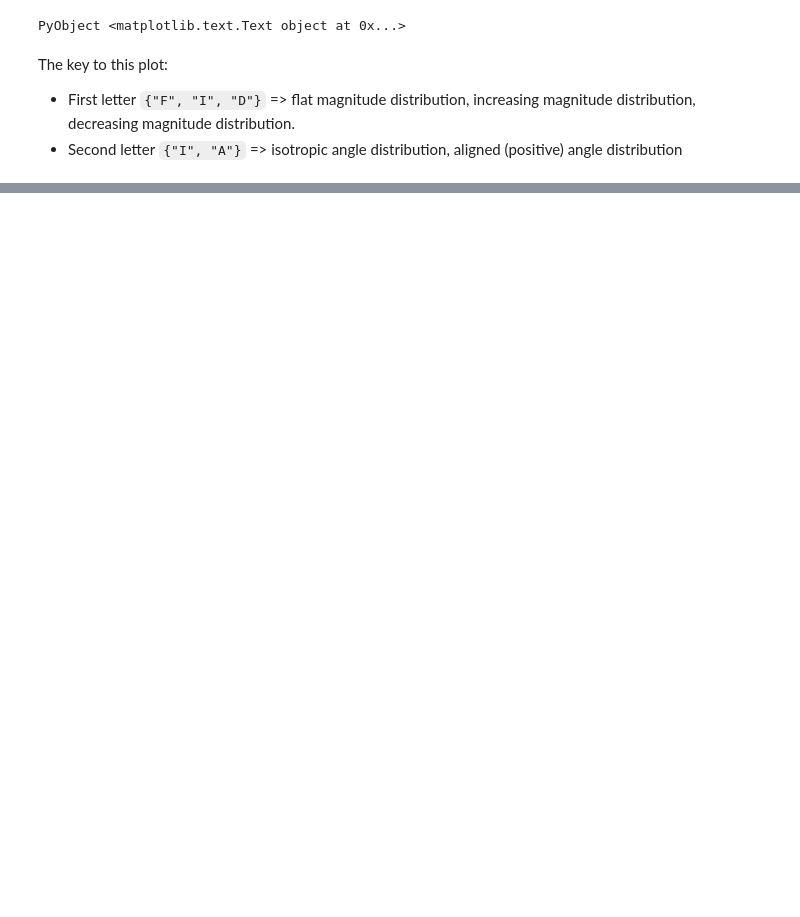
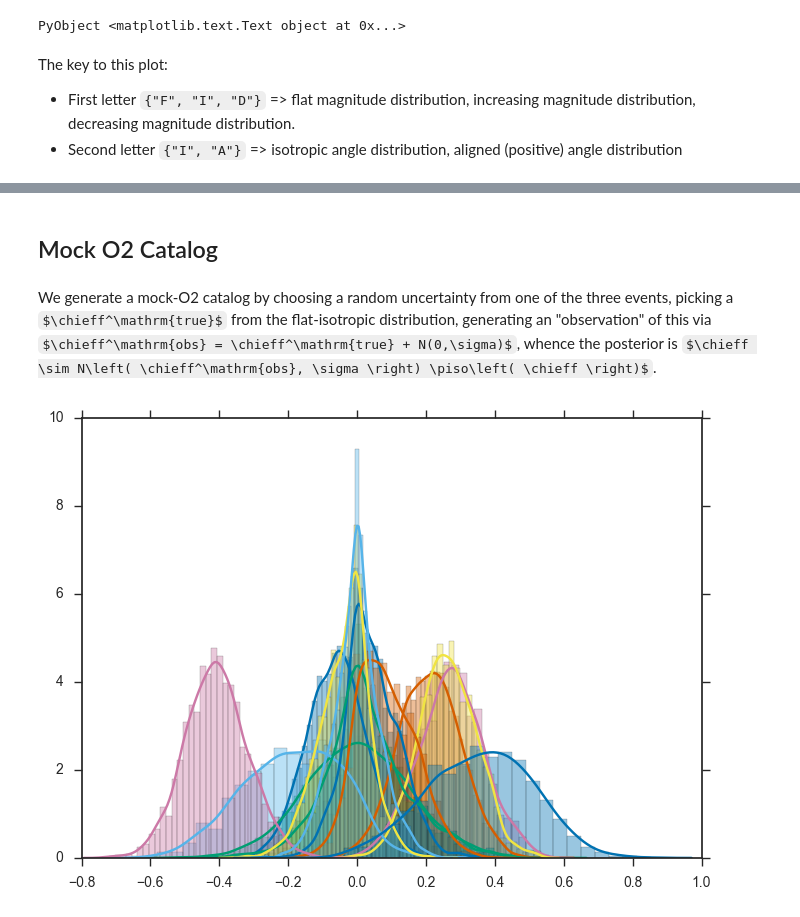
Before and after one commit to farr/AlignedVersusIsoSpin, a Jupyter notebook: notebooks/AlignedVersusIsoPhenom.ipynb, the cells around one changed output, grey strips where cells are left out. Cells and saved outputs as stored; diff of their text form; code cells hidden in the pictures; some formulas as TeX source; blank space fills up the shorter version.

Commit message:
Mock observations for O2 done.  Looks reasonable, but I am not sure I have the chi_eff distribution quite right.

```diff
--- a/notebooks/AlignedVersusIsoPhenom.ipynb
+++ b/notebooks/AlignedVersusIsoPhenom.ipynb
@@ -192,0 +197,38 @@ PyObject <matplotlib.text.Text object at 0x...>
+# %% [markdown]
+## Mock O2 Catalog
+# %% [markdown]
+We generate a mock-O2 catalog by choosing a random uncertainty from one of the three events, picking a $\chieff^\mathrm{true}$ from the flat-isotropic distribution, generating an "observation" of this via $\chieff^\mathrm{obs} = \chieff^\mathrm{true} + N(0,\sigma)$, whence the posterior is $\chieff \sim N\left( \chieff^\mathrm{obs}, \sigma \right) \piso\left( \chieff \right)$.
+# %%
+function mockcatalog(n)
+    samples = []
+    for i in 1:n
+        sigma = rand([sigmaGW150914, sigmaLVT151012, sigmaGW151226])
+        a = rand()
+        iota = 2.0*rand() - 1.0
+        chieff_true = a*iota
+
+        chieff_obs = chieff_true + sigma*randn()
+        chieff_samps = chieff_obs + sigma*randn(10000)
+        chieff_wts = p_iso_flat.(chieff_samps)
+
+        cesamps = []
+        wtmax = maximum(chieff_wts)
+        for (ce, w) in zip(chieff_samps, chieff_wts)
+            r = wtmax*rand()
+            if r < w
+                push!(cesamps, ce)
+            end
+        end
+
+        push!(samples, cesamps)
+    end
+    samples
+end
+
+mockO2 = vcat(mocksamples, mockcatalog(10))
+
+for s in mockO2
+    sns.distplot(s)
+end
+# %% [output]
+[figure, added]
```
Also changed, not shown: parts of 9 cells of this notebook.
